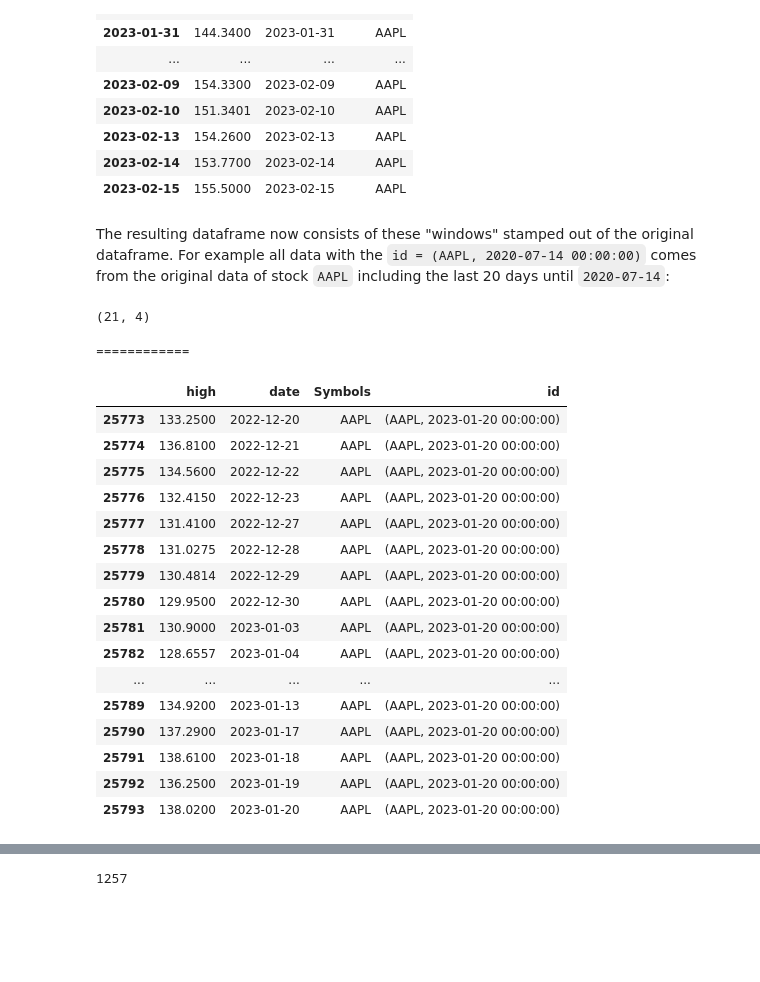
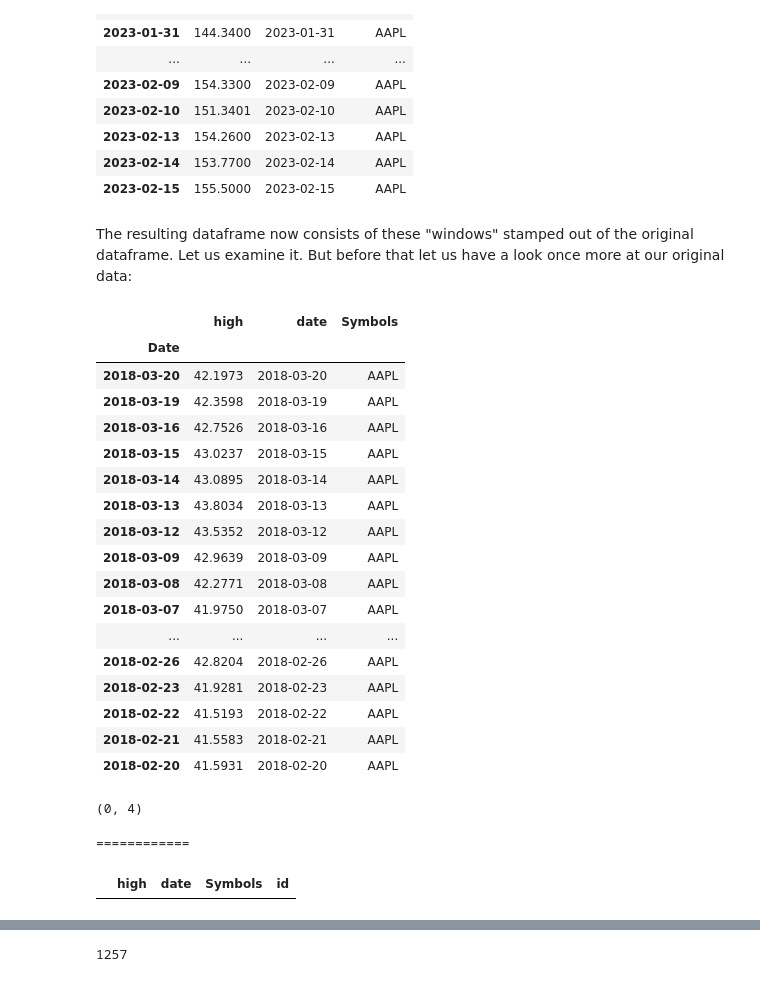
Before and after one commit to harnalashok/timeseries, a Jupyter notebook: tsfresh_Timeseries_Forecasting.ipynb, the cells around one changed output, grey strips where cells are left out. Saved outputs shown, nothing was run; the diff lists cells and outputs as text; code cells hidden in the pictures; blank space fills up the shorter version.

```diff
--- a/tsfresh_Timeseries_Forecasting.ipynb
+++ b/tsfresh_Timeseries_Forecasting.ipynb
@@ -318,34 +318,40 @@ df_melted.head(21).sort_values(by = 'date')
 | 2023-02-13 | 154.2600 | 2023-02-13 | AAPL |
 | 2023-02-14 | 153.7700 | 2023-02-14 | AAPL |
 | 2023-02-15 | 155.5000 | 2023-02-15 | AAPL |
-# %% [markdown]
-The resulting dataframe now consists of these "windows" stamped out of the original dataframe.
-For example all data with the `id = (AAPL, 2020-07-14 00:00:00)` comes from the original data of stock `AAPL` including the last 20 days until `2020-07-14`:
+# %% [markdown]
+The resulting dataframe now consists of these "windows" stamped out of the original dataframe. Let us examine it. But before that let us have a look once more at our original data:
+# %%
+# 6.3 Last 21 rows of our original data:
+df_melted.tail(21)
+# %% [output]
+|  | high | date | Symbols |
+| Date |  |  |  |
+| 2018-03-20 | 42.1973 | 2018-03-20 | AAPL |
+| 2018-03-19 | 42.3598 | 2018-03-19 | AAPL |
+| 2018-03-16 | 42.7526 | 2018-03-16 | AAPL |
+| 2018-03-15 | 43.0237 | 2018-03-15 | AAPL |
+| 2018-03-14 | 43.0895 | 2018-03-14 | AAPL |
+| 2018-03-13 | 43.8034 | 2018-03-13 | AAPL |
+| 2018-03-12 | 43.5352 | 2018-03-12 | AAPL |
+| 2018-03-09 | 42.9639 | 2018-03-09 | AAPL |
+| 2018-03-08 | 42.2771 | 2018-03-08 | AAPL |
+| 2018-03-07 | 41.9750 | 2018-03-07 | AAPL |
+| ... | ... | ... | ... |
+| 2018-02-26 | 42.8204 | 2018-02-26 | AAPL |
+| 2018-02-23 | 41.9281 | 2018-02-23 | AAPL |
+| 2018-02-22 | 41.5193 | 2018-02-22 | AAPL |
+| 2018-02-21 | 41.5583 | 2018-02-21 | AAPL |
+| 2018-02-20 | 41.5931 | 2018-02-20 | AAPL |
 # %%
-# Let us look at extracted timeseries for one id when date is  "2023-02-15"
-ds = df_rolled[df_rolled["id"] == ("AAPL", pd.to_datetime("2023-01-20"))]
-ds.shape   # (21, 4)
+# 6.4 Let us look at extracted timeseries for one id when date is  "2018-02-20"
+ds = df_rolled[df_rolled["id"] == ("AAPL", pd.to_datetime("2018-02-20"))]
+ds.shape
 print("\n============\n")
 # Start from bottom and count upwards
-#  there are 21 days of data here:
+#  there are No rows here as minimum is min_timeshift
+#    and max is max_timeshift+1:
 ds
 # %% [output]
-(21, 4)
+(0, 4)
 ============
 |  | high | date | Symbols | id |
-| 25773 | 133.2500 | 2022-12-20 | AAPL | (AAPL, 2023-01-20 00:00:00) |
-| 25774 | 136.8100 | 2022-12-21 | AAPL | (AAPL, 2023-01-20 00:00:00) |
-| 25775 | 134.5600 | 2022-12-22 | AAPL | (AAPL, 2023-01-20 00:00:00) |
-| 25776 | 132.4150 | 2022-12-23 | AAPL | (AAPL, 2023-01-20 00:00:00) |
-| 25777 | 131.4100 | 2022-12-27 | AAPL | (AAPL, 2023-01-20 00:00:00) |
-| 25778 | 131.0275 | 2022-12-28 | AAPL | (AAPL, 2023-01-20 00:00:00) |
-| 25779 | 130.4814 | 2022-12-29 | AAPL | (AAPL, 2023-01-20 00:00:00) |
-| 25780 | 129.9500 | 2022-12-30 | AAPL | (AAPL, 2023-01-20 00:00:00) |
-| 25781 | 130.9000 | 2023-01-03 | AAPL | (AAPL, 2023-01-20 00:00:00) |
-| 25782 | 128.6557 | 2023-01-04 | AAPL | (AAPL, 2023-01-20 00:00:00) |
-| ... | ... | ... | ... | ... |
-| 25789 | 134.9200 | 2023-01-13 | AAPL | (AAPL, 2023-01-20 00:00:00) |
-| 25790 | 137.2900 | 2023-01-17 | AAPL | (AAPL, 2023-01-20 00:00:00) |
-| 25791 | 138.6100 | 2023-01-18 | AAPL | (AAPL, 2023-01-20 00:00:00) |
-| 25792 | 136.2500 | 2023-01-19 | AAPL | (AAPL, 2023-01-20 00:00:00) |
-| 25793 | 138.0200 | 2023-01-20 | AAPL | (AAPL, 2023-01-20 00:00:00) |
```
Also changed, not shown: parts of 8 cells of this notebook.
